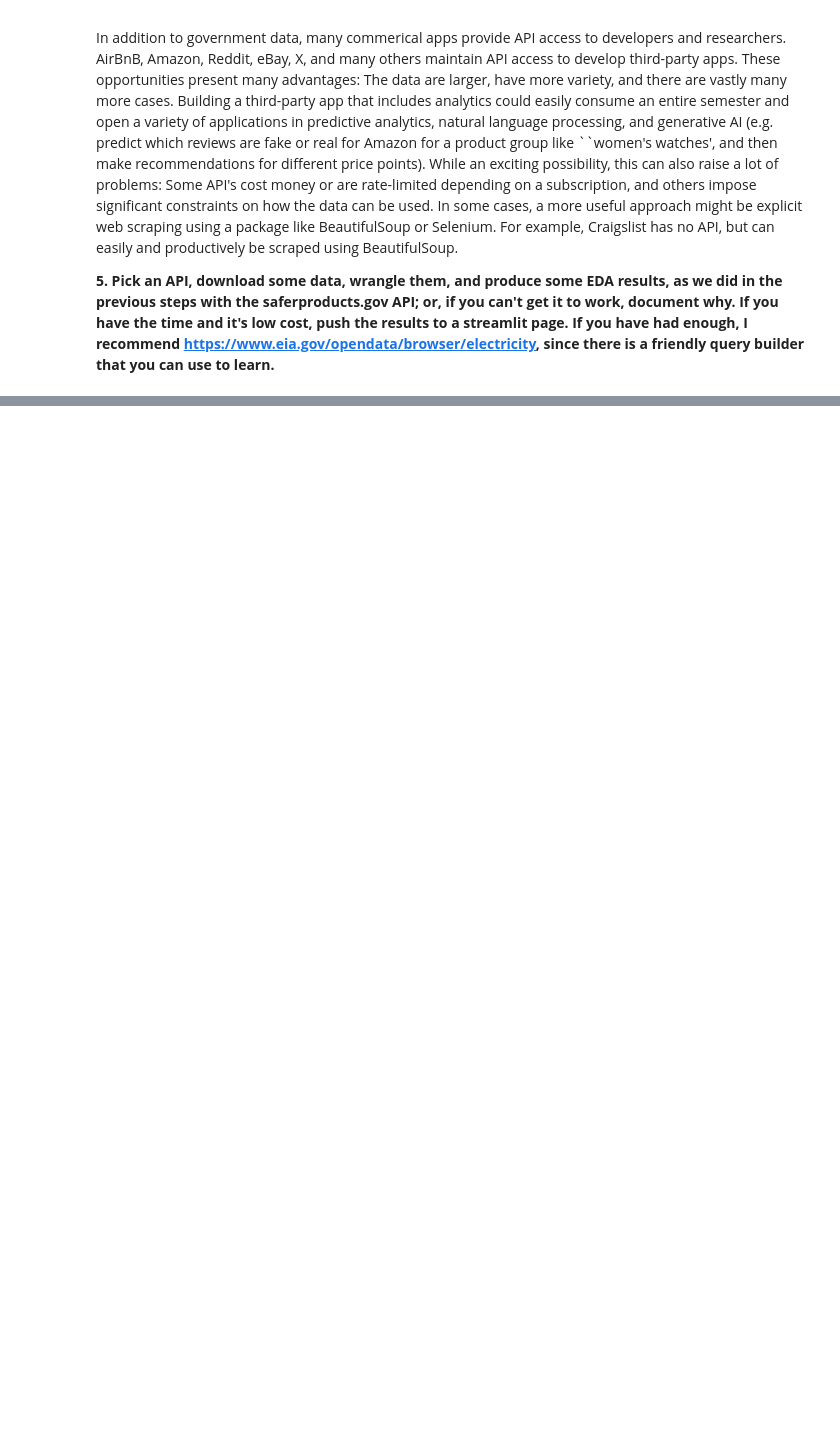
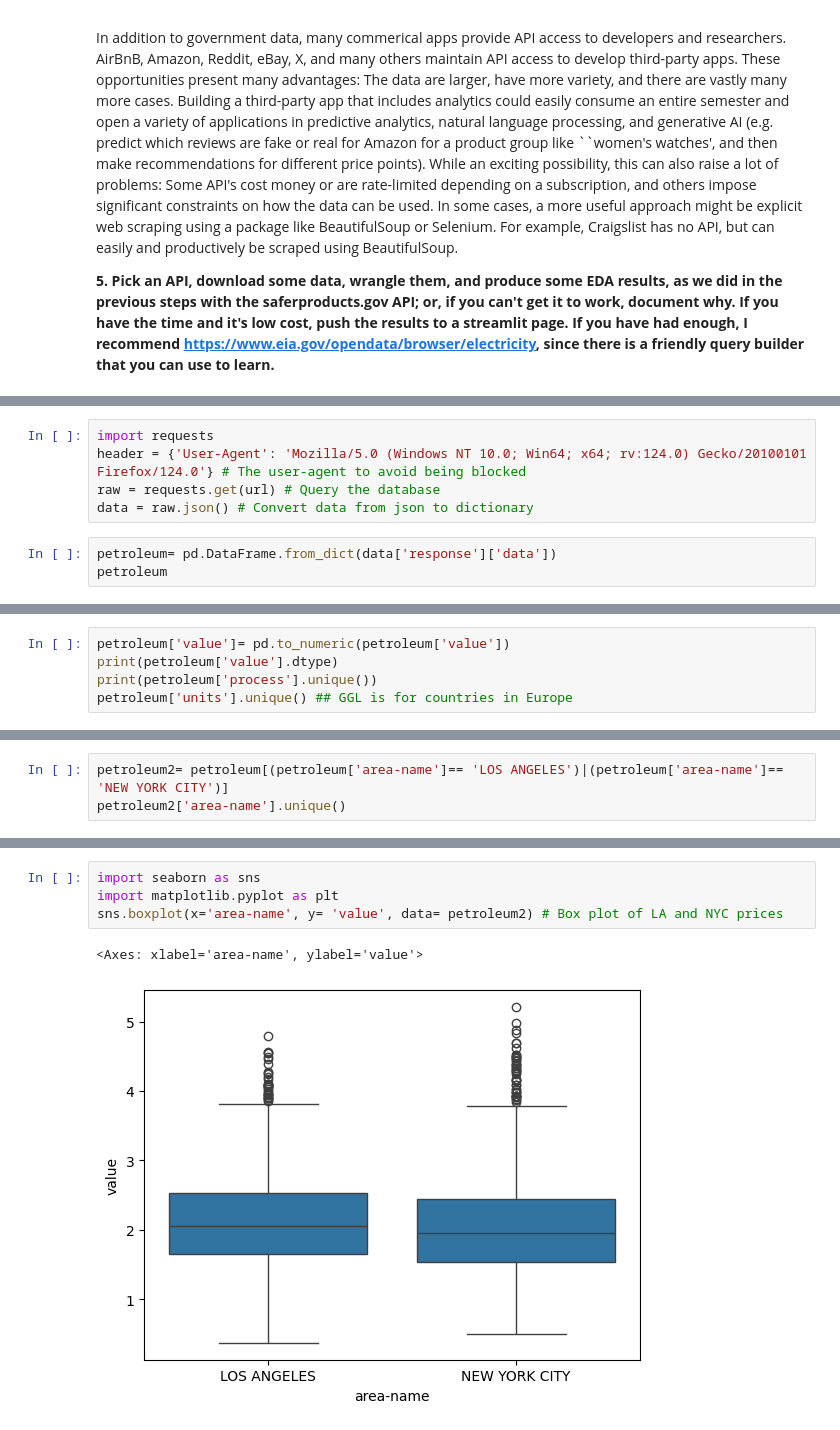
Before and after one commit to DS3001/labs, a Jupyter notebook: 01_api_calls/assignment_notebook.ipynb, the cells around one changed output, grey strips where cells are left out. Cells and saved outputs as stored; diff of their text form; blank space fills up the shorter version.

```diff
--- a/01_api_calls/assignment_notebook.ipynb
+++ b/01_api_calls/assignment_notebook.ipynb
@@ -503,0 +511,8 @@ In addition to government data, many commerical apps provide API access to devel
+# %%
+import requests
+header = {'User-Agent': 'Mozilla/5.0 (Windows NT 10.0; Win64; x64; rv:124.0) Gecko/20100101 Firefox/124.0'} # The user-agent to avoid being blocked
+raw = requests.get(url) # Query the database
+data = raw.json() # Convert data from json to dictionary
+# %%
+petroleum= pd.DataFrame.from_dict(data['response']['data'])
+petroleum
@@ -503,0 +544,5 @@ In addition to government data, many commerical apps provide API access to devel
+# %%
+petroleum['value']= pd.to_numeric(petroleum['value'])
+print(petroleum['value'].dtype)
+print(petroleum['process'].unique())
+petroleum['units'].unique() ## GGL is for countries in Europe
@@ -503,0 +562,3 @@ In addition to government data, many commerical apps provide API access to devel
+# %%
+petroleum2= petroleum[(petroleum['area-name']== 'LOS ANGELES')|(petroleum['area-name']== 'NEW YORK CITY')]
+petroleum2['area-name'].unique()
@@ -503,0 +586,7 @@ In addition to government data, many commerical apps provide API access to devel
+# %%
+import seaborn as sns
+import matplotlib.pyplot as plt
+sns.boxplot(x='area-name', y= 'value', data= petroleum2) # Box plot of LA and NYC prices
+# %% [output]
+<Axes: xlabel='area-name', ylabel='value'>
+[figure, added]
```
Also changed, not shown: parts of 14 cells of this notebook.
